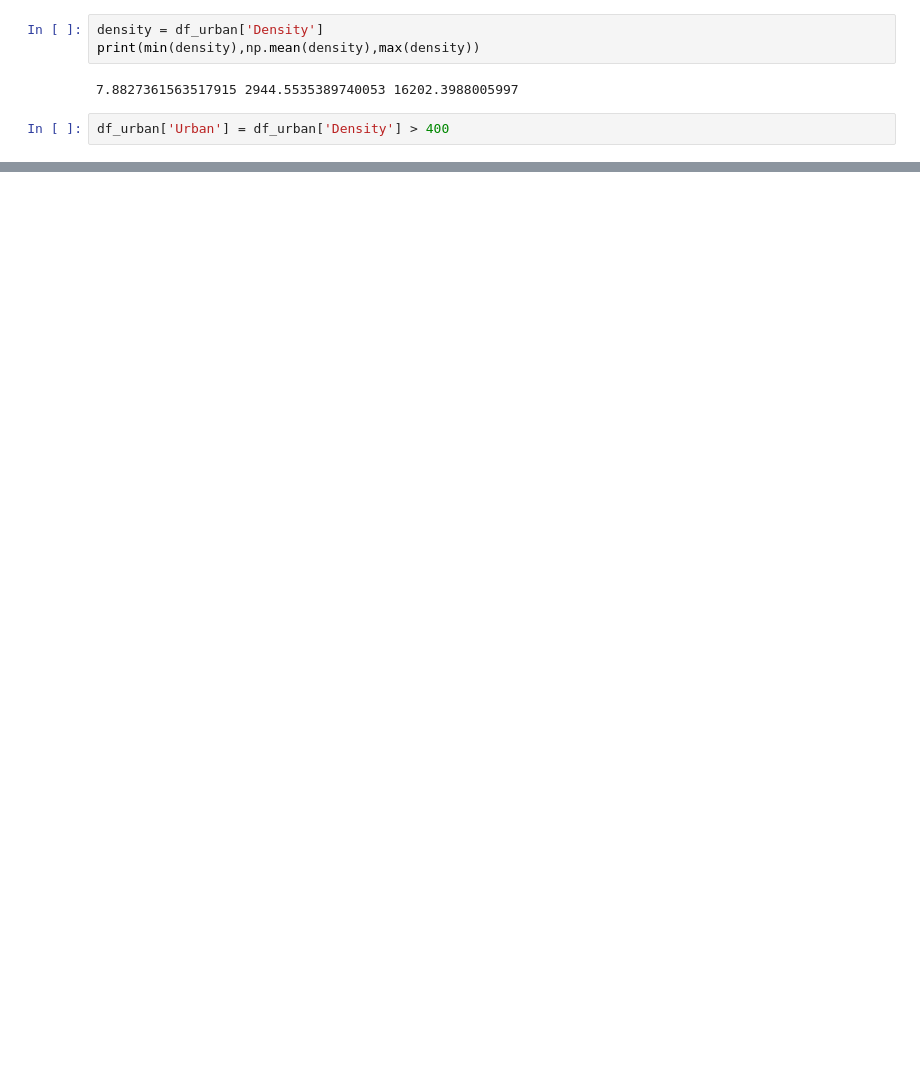
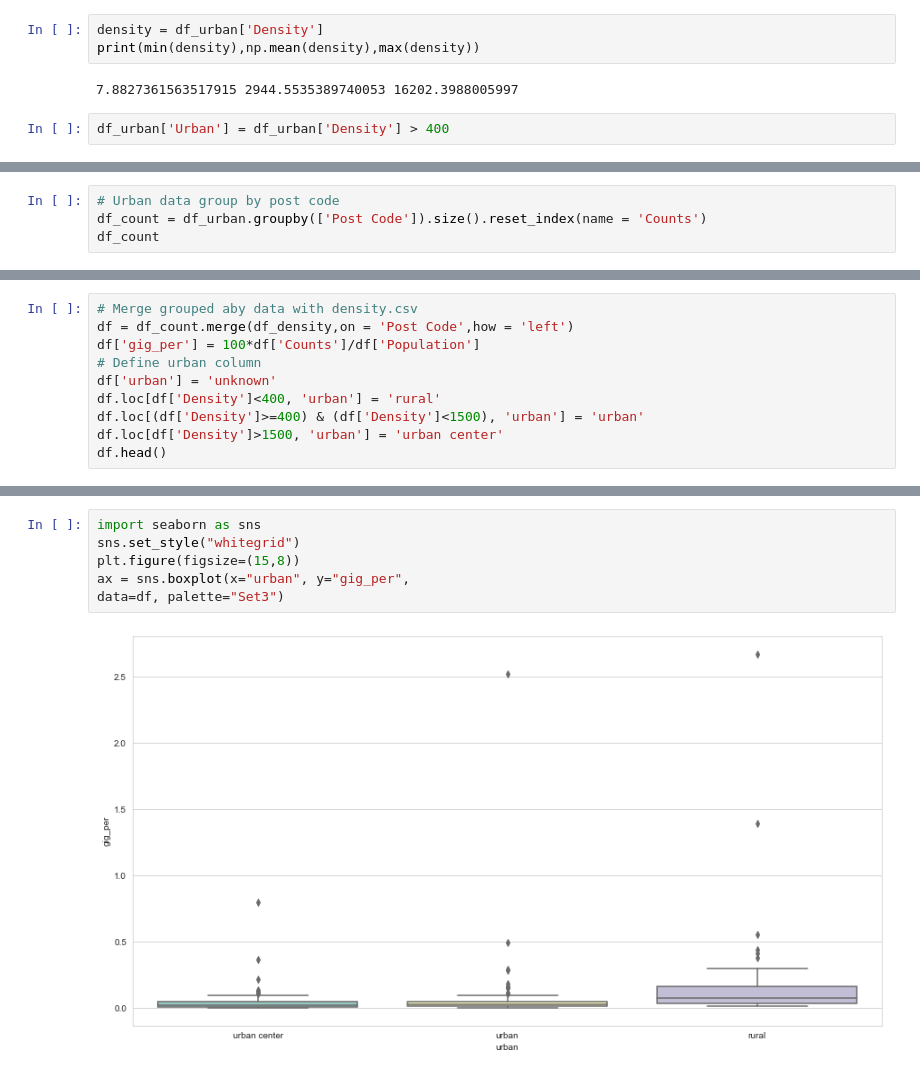
Before and after one commit to sy-guan/master-project-online-staffing, a Jupyter notebook: coople/analysis/coople_urban.ipynb, the cells around one changed output, grey strips where cells are left out. Cells and saved outputs as stored; diff of their text form; blank space fills up the shorter version.

```diff
--- a/coople/analysis/coople_urban.ipynb
+++ b/coople/analysis/coople_urban.ipynb
@@ -35,0 +47,4 @@ data=df_urban, palette="Set3")
+# %%
+# Urban data group by post code
+df_count = df_urban.groupby(['Post Code']).size().reset_index(name = 'Counts')
+df_count
@@ -35,0 +65,10 @@ data=df_urban, palette="Set3")
+# %%
+# Merge grouped aby data with density.csv
+df = df_count.merge(df_density,on = 'Post Code',how = 'left')
+df['gig_per'] = 100*df['Counts']/df['Population']
+# Define urban column
+df['urban'] = 'unknown'
+df.loc[df['Density']<400, 'urban'] = 'rural'
+df.loc[(df['Density']>=400) & (df['Density']<1500), 'urban'] = 'urban'
+df.loc[df['Density']>1500, 'urban'] = 'urban center'
+df.head()
@@ -35,0 +92,8 @@ data=df_urban, palette="Set3")
+# %%
+import seaborn as sns
+sns.set_style("whitegrid")
+plt.figure(figsize=(15,8))
+ax = sns.boxplot(x="urban", y="gig_per",
+data=df, palette="Set3")
+# %% [output]
+[figure, added]
```
Also changed, not shown: parts of 11 cells of this notebook, 5 other files.
